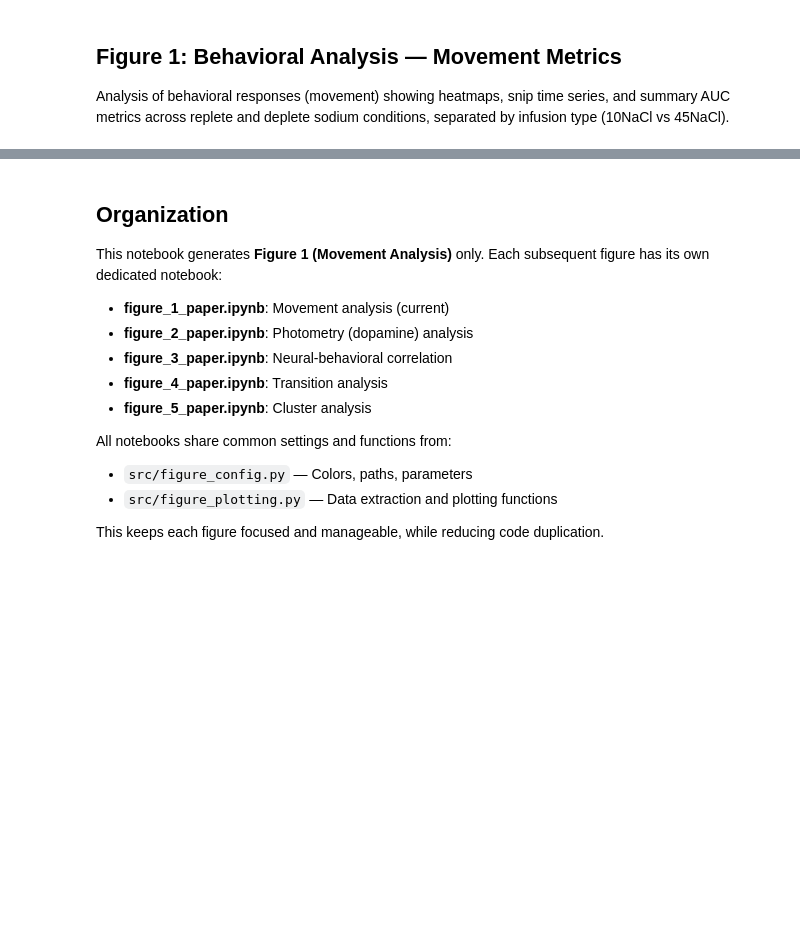
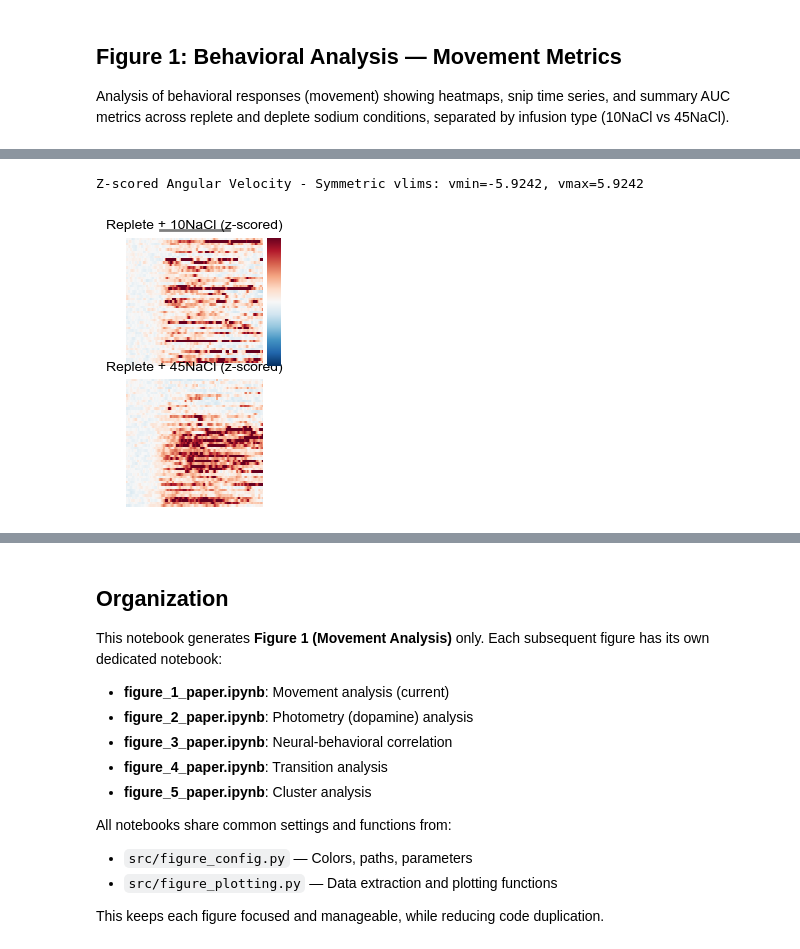
Before and after one commit to jaimemcc/bazzino, a Jupyter notebook: notebooks/figure_1_paper.ipynb, the cells around one changed output, grey strips where cells are left out. Saved outputs shown, nothing was run; the diff lists cells and outputs as text; code cells hidden in the pictures; blank space fills up the shorter version.

```diff
--- a/notebooks/figure_1_paper.ipynb
+++ b/notebooks/figure_1_paper.ipynb
@@ -168,47 +188,39 @@ if SAVE_FIGS:
 # %%
 ### Z-scored Angular Velocity (baseline normalized) - Replete Condition
 
 # Z-score angular velocity to baseline (first 50 bins)
 baseline_end = 50
-snips_angvel_zscored = snips_angvel.copy()
-
-for i in range(snips_angvel_zscored.shape[0]):
-    baseline = snips_angvel_zscored[i, :baseline_end]
-    baseline_mean = np.nanmean(baseline)
-    baseline_std = np.nanstd(baseline)
-    if baseline_std > 0:
-        snips_angvel_zscored[i, :] = (snips_angvel_zscored[i, :] - baseline_mean) / baseline_std
-    else:
-        snips_angvel_zscored[i, :] = 0
+snips_movement_zscored = zscore(snips_movement, baseline_points=50)
+snips_movement_zscored = np.array(snips_movement_zscored)
 
 # Calculate symmetric vlims for z-scored data
-vmin_zscored = np.nanpercentile(snips_angvel_zscored, 15)
-vmax_zscored = np.nanpercentile(snips_angvel_zscored, 85)
+vmin_zscored = np.nanpercentile(snips_movement_zscored, 5)
+vmax_zscored = np.nanpercentile(snips_movement_zscored, 95)
 # Make symmetric around zero
 vmax_zscored = max(abs(vmin_zscored), abs(vmax_zscored))
 vmin_zscored = -vmax_zscored
 vlim_zscored = (vmin_zscored, vmax_zscored)
 
 print(f"Z-scored Angular Velocity - Symmetric vlims: vmin={vmin_zscored:.4f}, vmax={vmax_zscored:.4f}")
 
 f, ax1, ax2, cbar_ax = init_heatmap_figure()
 
 # Replete + 10NaCl (z-scored)
-heatmap_data_rep_10_zscored = get_heatmap_data(snips_angvel_zscored, x_array, "replete", "10NaCl")
+heatmap_data_rep_10_zscored = get_heatmap_data(snips_movement_zscored, x_array, "replete", "10NaCl")
 make_heatmap(heatmap_data_rep_10_zscored, ax1, vlim_zscored, inf_bar=True, cmap='RdBu_r')
 
 # Replete + 45NaCl (z-scored)
-heatmap_data_rep_45_zscored = get_heatmap_data(snips_angvel_zscored, x_array, "replete", "45NaCl")
+heatmap_data_rep_45_zscored = get_heatmap_data(snips_movement_zscored, x_array, "replete", "45NaCl")
 make_heatmap(heatmap_data_rep_45_zscored, ax2, vlim_zscored, cbar_ax=cbar_ax, cmap='RdBu_r')
 
 ax1.set_title("Replete + 10NaCl (z-scored)", fontsize=10)
 ax2.set_title("Replete + 45NaCl (z-scored)", fontsize=10)
 
 if SAVE_FIGS:
-    save_figure(f, "fig1_heatmap_angvel_zscored_replete", FIGSFOLDER)
-
-plt.tight_layout()
-plt.show()
+    save_figure_atomic(f, "fig1_heatmap_movement_zscored_replete", FIGSFOLDER)
+# %% [output]
+Z-scored Angular Velocity - Symmetric vlims: vmin=-5.9242, vmax=5.9242
+[figure, added]
 # %%
 ### Z-scored Angular Velocity (baseline normalized) - Deplete Condition
 
```
Also changed, not shown: parts of 13 cells of this notebook, 5 other files.
